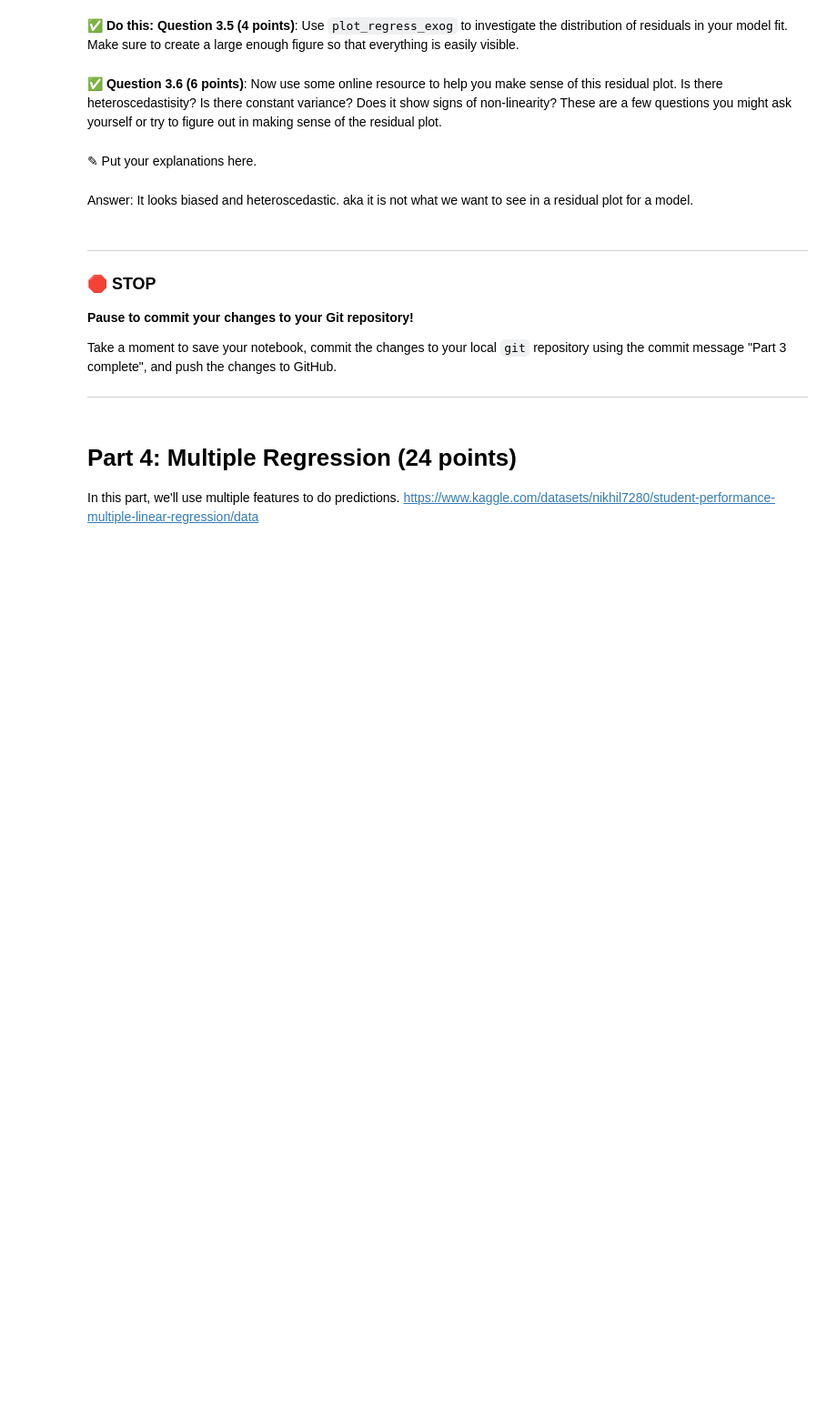
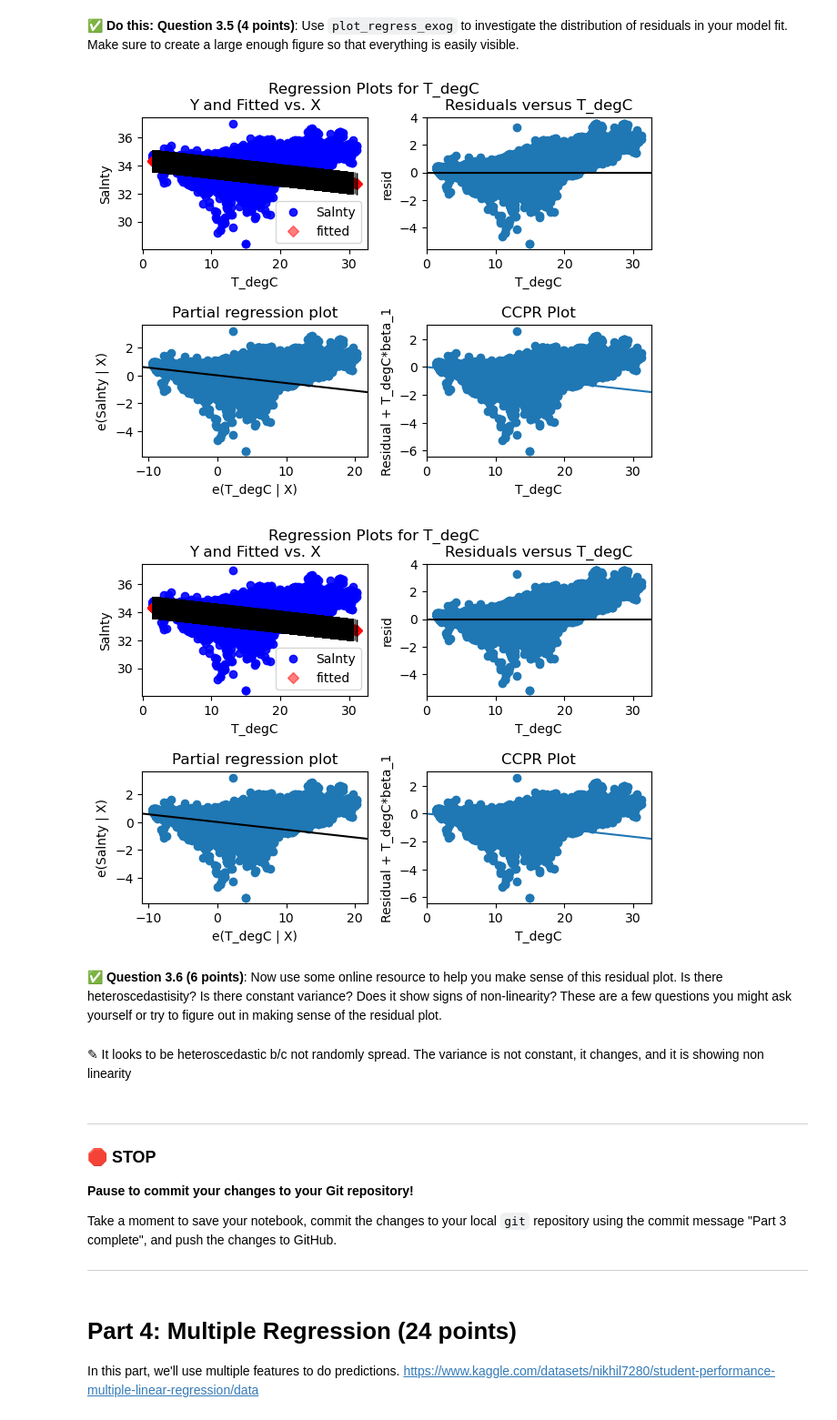
Before and after one commit to abdollahegazy/cmse202-s25-turnin, a Jupyter notebook: hw-03/HW-03_Regression-S25-STUDENT.ipynb, the cells around one changed output. Shown: that part at 91% size. Cells and saved outputs as stored; diff of their text form; code cells hidden in the pictures; blank space fills up the shorter version.

```diff
--- a/hw-03/HW-03_Regression-S25-STUDENT.ipynb
+++ b/hw-03/HW-03_Regression-S25-STUDENT.ipynb
@@ -161,12 +184,14 @@ In this part, we'll perform some one-variable linear and polynomial regression a
 **&#9989; Do this:** **Question 3.5 (4 points)**: Use `plot_regress_exog` to investigate the distribution of residuals in your model fit. Make sure to create a large enough figure so that everything is easily visible.
 # %%
 # Put code here.
+sm.graphics.plot_regress_exog(res,'T_degC')
+# %% [output]
+[figure, added]
+[figure, added]
 # %% [markdown]
 &#9989;  **Question 3.6 (6 points)**: Now use some online resource to help you make sense of this residual plot. Is there heteroscedastisity? Is there constant variance? Does it show signs of non-linearity? These are a few questions you might ask yourself or try to figure out in making sense of the residual plot.
-# %% [markdown]
-<font size=+3>&#9998;</font> Put your explanations here.
-# %% [markdown]
-Answer: It looks biased and heteroscedastic. aka it is not what we want to see in a residual plot for a model.
+# %% [markdown]
+<font size=+3>&#9998;</font> It looks to be heteroscedastic b/c not randomly spread. The variance is not constant, it changes, and it is showing non linearity
 # %% [markdown]
 ---
 ### &#128721; STOP
```
Also changed, not shown: parts of 8 cells of this notebook.
